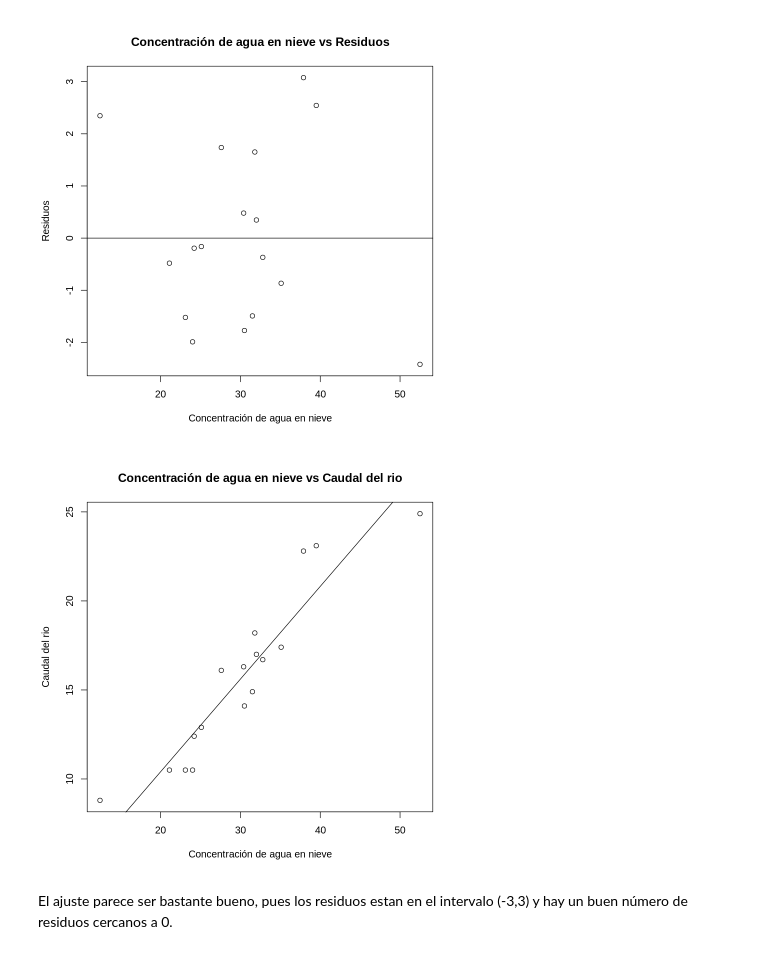
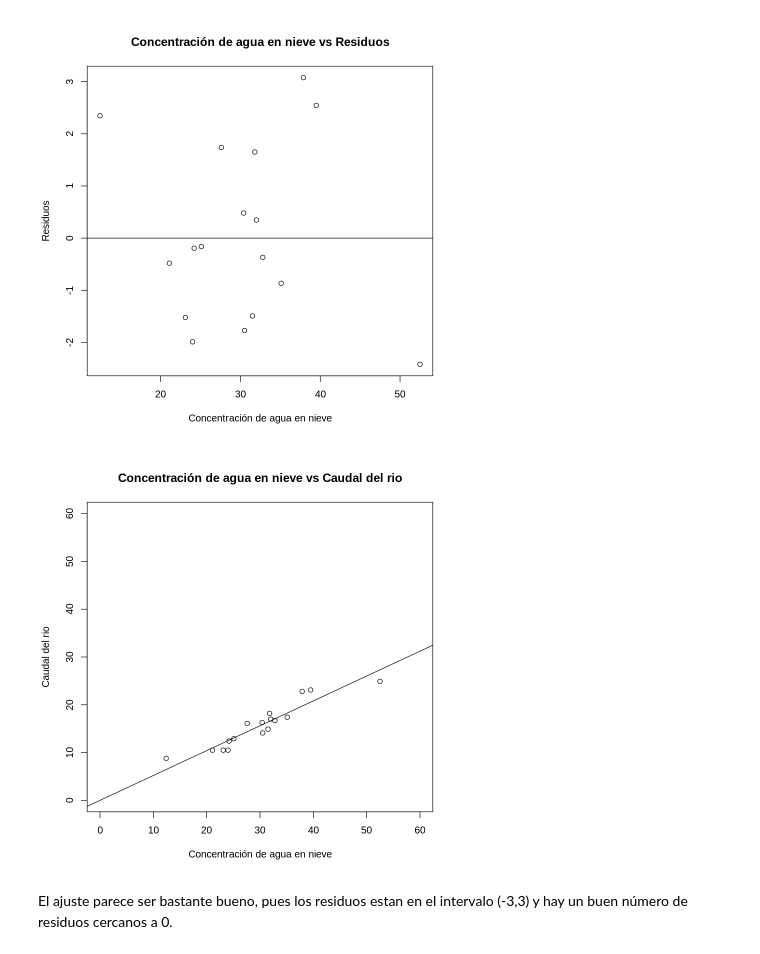
Before and after one commit to Taz-Ricardo/Mat-266, a Jupyter notebook: Tarea_1_regresion.ipynb, the cells around one changed output. Drawn from its saved outputs; the diff is of its cells as text; code cells hidden in the pictures.

```diff
--- a/Tarea_1_regresion.ipynb
+++ b/Tarea_1_regresion.ipynb
@@ -227,0 +256,3 @@ Mientras por otro lado, las dos localidades con mayo residuo negativo son: Armen
+# %%
+regresion_2.7 <- lm(data_2.6$agua ~ 0+data_2.6$nieve)
+summary(regresion_2.7)$coefficients
@@ -318,10 +341,10 @@ abline(h=0) #Esto debería ser lo solicitado
 # %% [output]
 [figure]
 # %%
-plot(data_2.6$nieve, data_2.6$agua, xlab='Concentración de agua en nieve', ylab='Caudal del rio', main='Concentración de agua en nieve vs Caudal del rio')
+plot(data_2.6$nieve, data_2.6$agua, xlab='Concentración de agua en nieve', ylab='Caudal del rio', main='Concentración de agua en nieve vs Caudal del rio', xlim=c(0,60),ylim=c(0,60))
 abline(regresion_2.7) #No lo piden, pero te da una mejor idea para decir, que wen ajuste hacemos
 # %% [output]
-[figure, old version]
+[figure, new version]
 # %% [markdown]
 El ajuste parece ser bastante bueno, pues los residuos estan en el intervalo (-3,3) y hay un buen número de residuos cercanos a 0.
 # %% [markdown]
```
Also changed, not shown: parts of 8 cells of this notebook.
